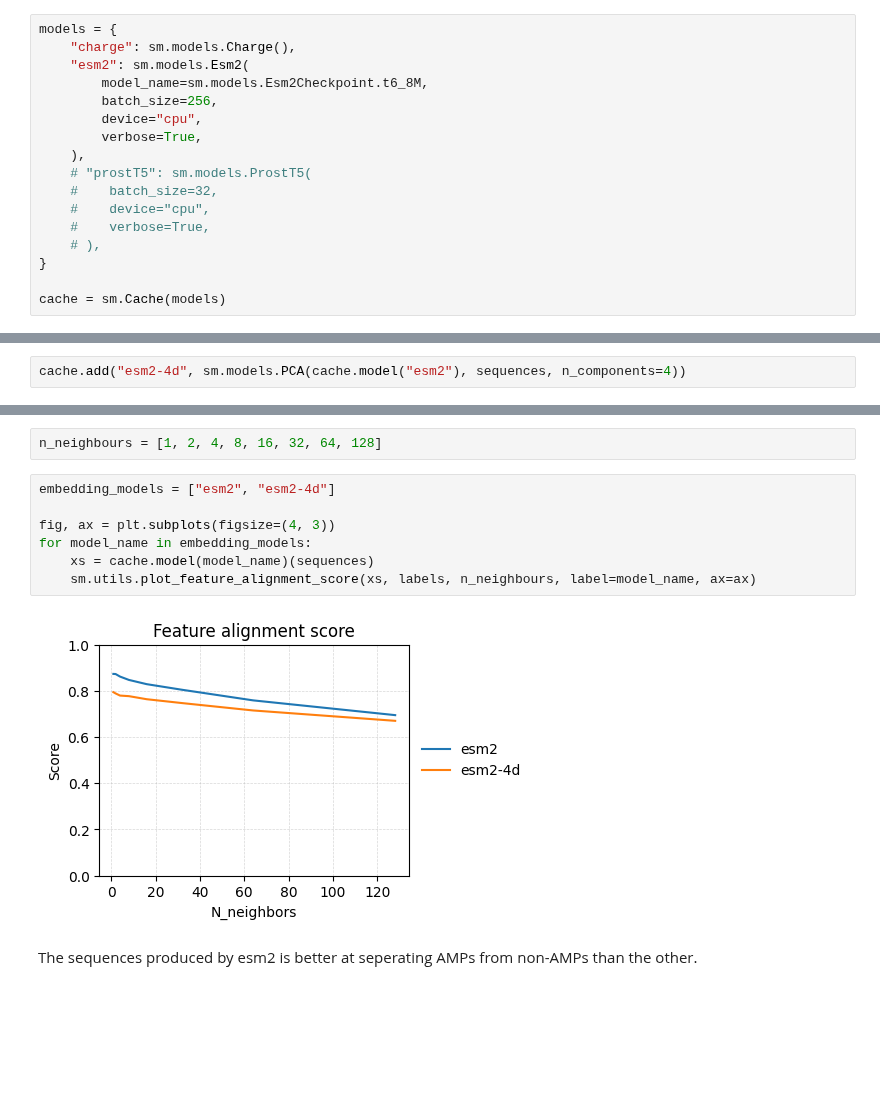
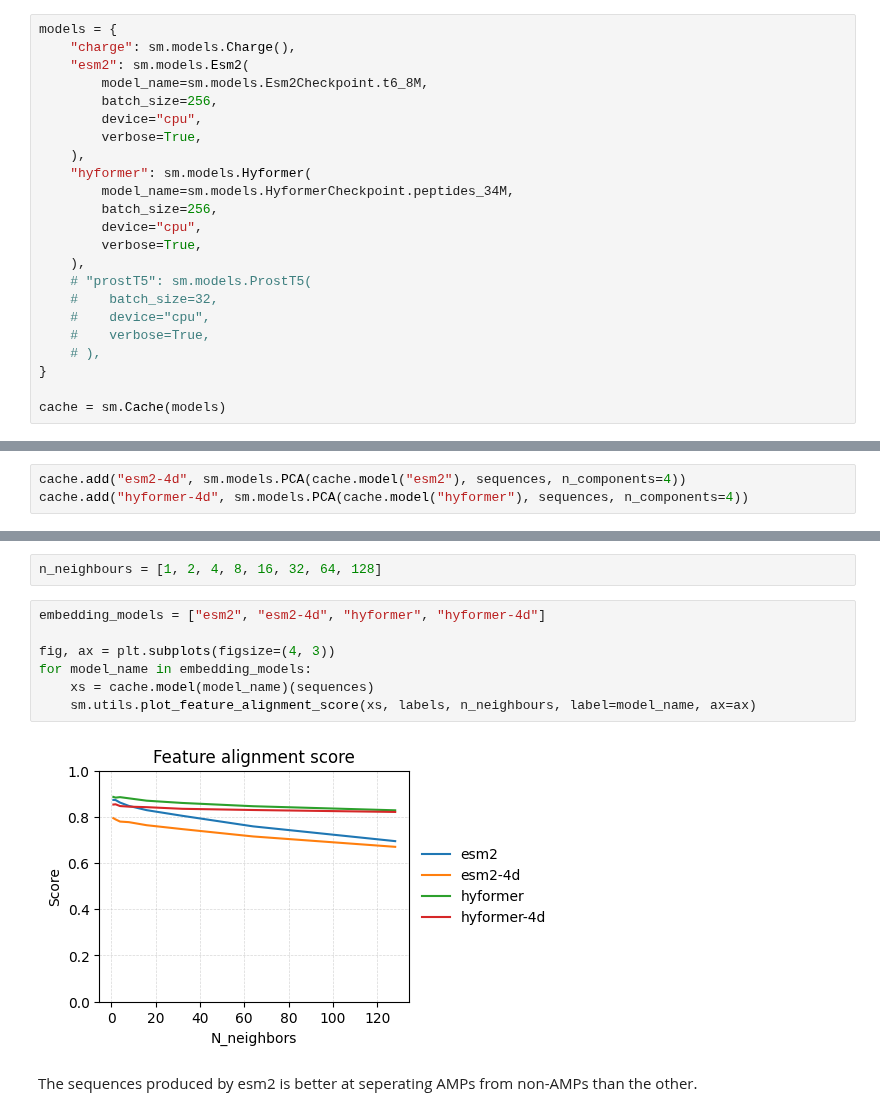
Before and after one commit to szczurek-lab/seqme, a Jupyter notebook: docs/tutorials/diagnostics.ipynb, the cells around one changed output, grey strips where cells are left out. Drawn from its saved outputs; the diff is of its cells as text; blank space fills up the shorter version.

Commit message:
Update execution counts and outputs in diagnostics notebook; enhance plotting functions for Hyformer embeddings

```diff
--- a/docs/tutorials/diagnostics.ipynb
+++ b/docs/tutorials/diagnostics.ipynb
@@ -40,6 +40,12 @@ models = {
     "charge": sm.models.Charge(),
     "esm2": sm.models.Esm2(
         model_name=sm.models.Esm2Checkpoint.t6_8M,
+        batch_size=256,
+        device="cpu",
+        verbose=True,
+    ),
+    "hyformer": sm.models.Hyformer(
+        model_name=sm.models.HyformerCheckpoint.peptides_34M,
         batch_size=256,
         device="cpu",
         verbose=True,
@@ -64,6 +73,7 @@ labels = np.array([0] * len(negatives) + [1] * len(positives))
 sequences = negatives + positives
 # %%
 cache.add("esm2-4d", sm.models.PCA(cache.model("esm2"), sequences, n_components=4))
+cache.add("hyformer-4d", sm.models.PCA(cache.model("hyformer"), sequences, n_components=4))
 # %% [markdown]
 #### Feature alignment score
 # %% [markdown]
@@ -71,14 +81,14 @@ To evaluate "AMP-likeness", we can use the feature alignment score which is a me
 # %%
 n_neighbours = [1, 2, 4, 8, 16, 32, 64, 128]
 # %%
-embedding_models = ["esm2", "esm2-4d"]
+embedding_models = ["esm2", "esm2-4d", "hyformer", "hyformer-4d"]
 
 fig, ax = plt.subplots(figsize=(4, 3))
 for model_name in embedding_models:
     xs = cache.model(model_name)(sequences)
     sm.utils.plot_feature_alignment_score(xs, labels, n_neighbours, label=model_name, ax=ax)
 # %% [output]
-[figure, old version]
+[figure, new version]
 # %% [markdown]
 The sequences produced by esm2 is better at seperating AMPs from non-AMPs than the other.
 # %% [markdown]
```
Also changed, not shown: parts of 16 cells of this notebook.
